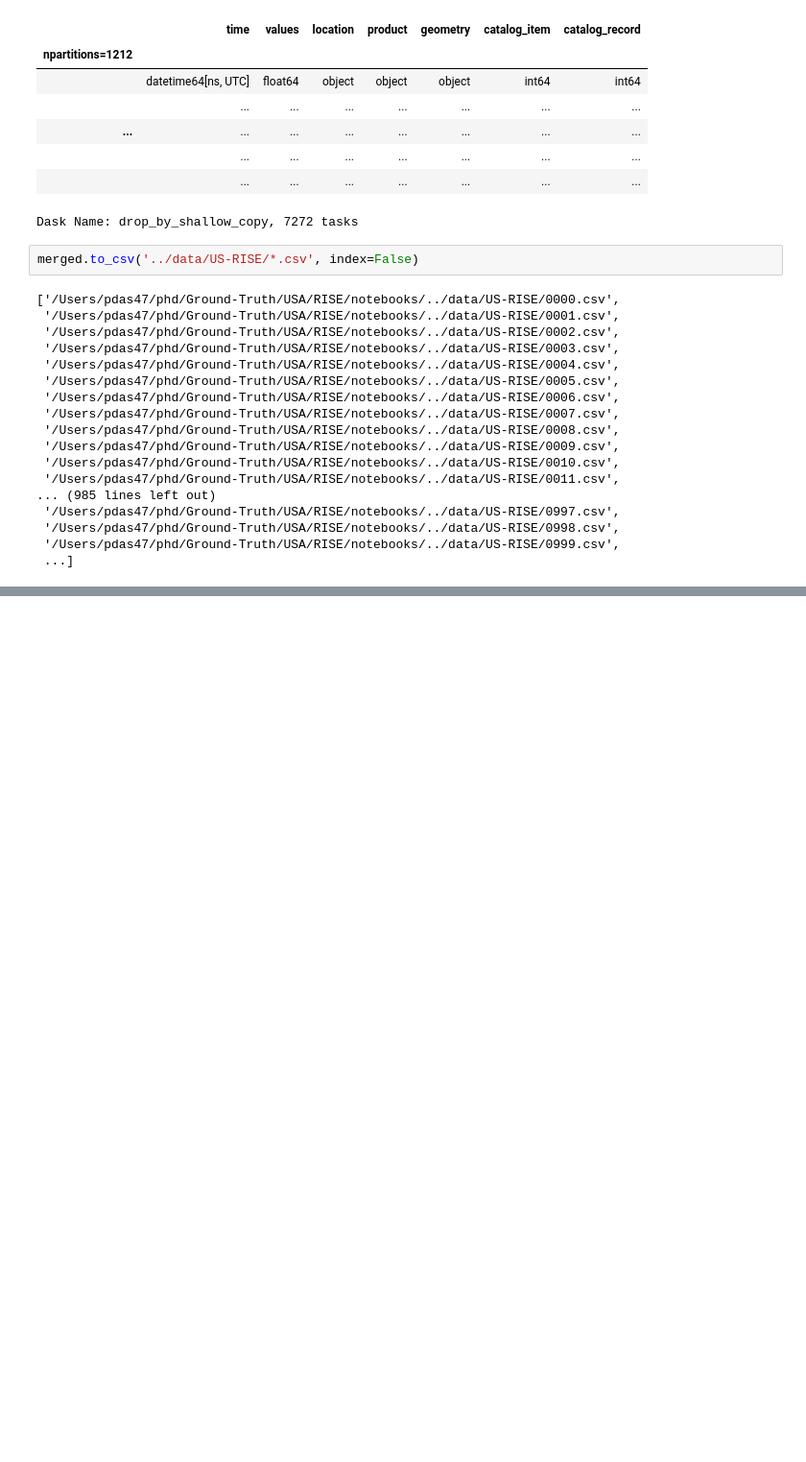
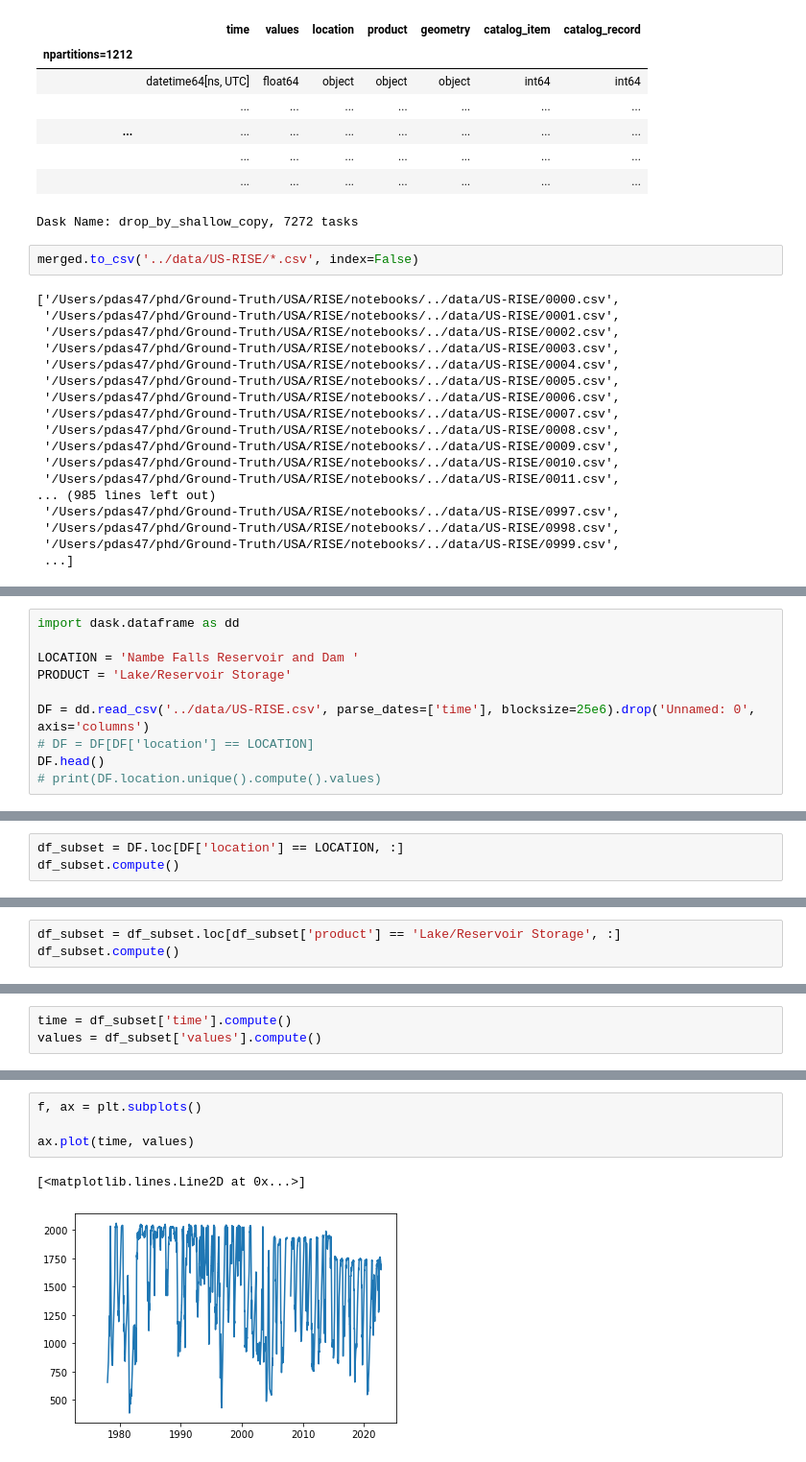
Before and after one commit to pritamd47/RISE-reservoir-data, a Jupyter notebook: notebooks/parse_rise_data.ipynb, the cells around one changed output, grey strips where cells are left out. Shown at 96% size. Drawn from its saved outputs; the diff is of its cells as text; blank space fills up the shorter version.

```diff
--- a/notebooks/parse_rise_data.ipynb
+++ b/notebooks/parse_rise_data.ipynb
@@ -333,0 +234,10 @@ all_data.to_csv("data/US-RISE.csv")
+# %%
+import dask.dataframe as dd
+
+LOCATION = 'Nambe Falls Reservoir and Dam '
+PRODUCT = 'Lake/Reservoir Storage'
+
+DF = dd.read_csv('../data/US-RISE.csv', parse_dates=['time'], blocksize=25e6).drop('Unnamed: 0', axis='columns')
+# DF = DF[DF['location'] == LOCATION]
+DF.head()
+# print(DF.location.unique().compute().values)
@@ -333,0 +251,3 @@ all_data.to_csv("data/US-RISE.csv")
+# %%
+df_subset = DF.loc[DF['location'] == LOCATION, :]
+df_subset.compute()
@@ -333,0 +268,3 @@ all_data.to_csv("data/US-RISE.csv")
+# %%
+df_subset = df_subset.loc[df_subset['product'] == 'Lake/Reservoir Storage', :]
+df_subset.compute()
@@ -333,0 +292,3 @@ all_data.to_csv("data/US-RISE.csv")
+# %%
+time = df_subset['time'].compute()
+values = df_subset['values'].compute()
@@ -333,0 +302,7 @@ all_data.to_csv("data/US-RISE.csv")
+# %%
+f, ax = plt.subplots()
+
+ax.plot(time, values)
+# %% [output]
+[<matplotlib.lines.Line2D at 0x...>]
+[figure, added]
```
Also changed, not shown: parts of 22 cells of this notebook.
